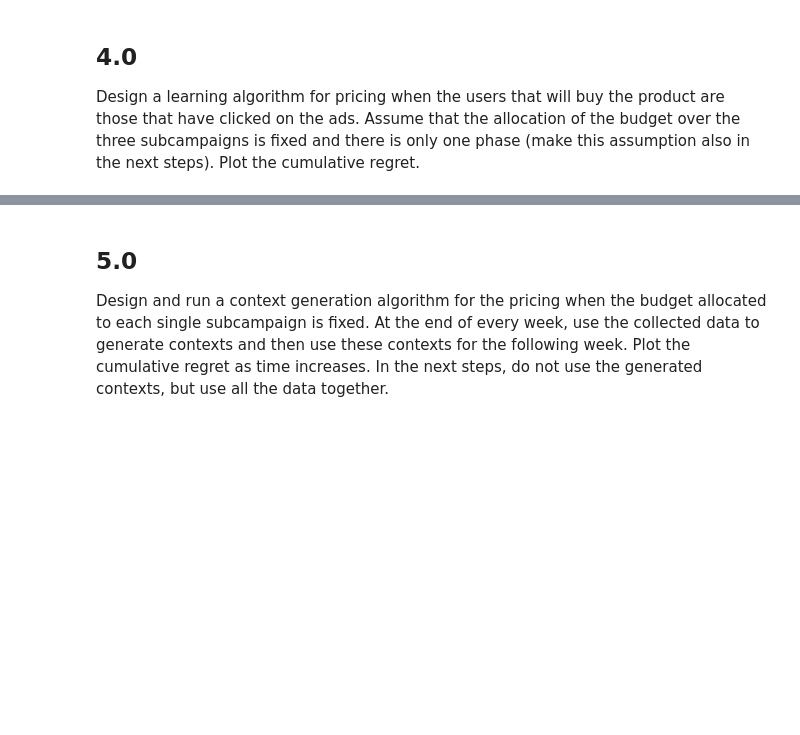
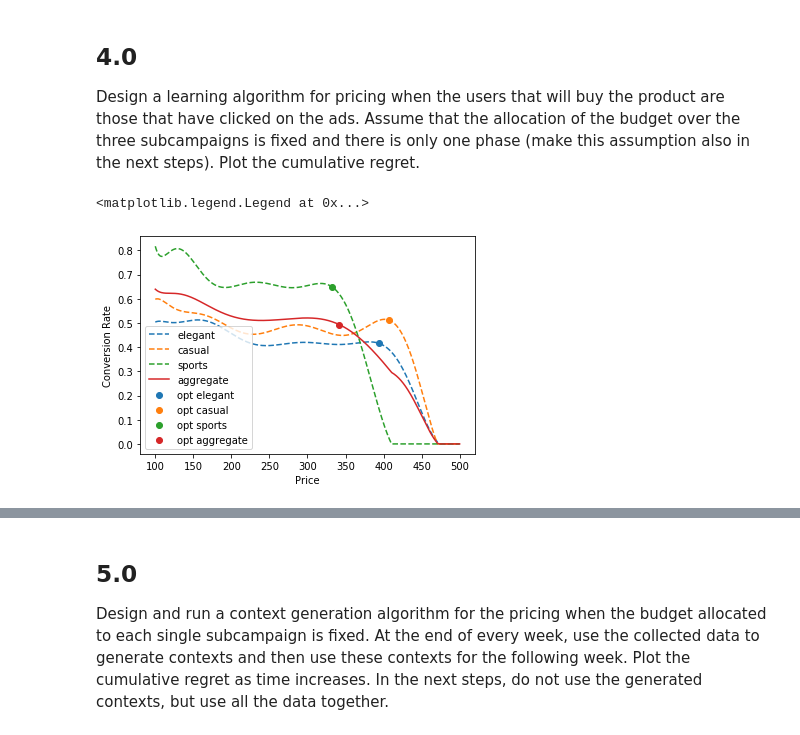
Before and after one commit to damiano1996/DataIntelligenceApplications, a Jupyter notebook: project/project.ipynb, the cells around one changed output, grey strips where cells are left out. Drawn from its saved outputs; the diff is of its cells as text; code cells hidden in the pictures; blank space fills up the shorter version.

```diff
--- a/project/project.ipynb
+++ b/project/project.ipynb
@@ -50,0 +102,31 @@ Design a learning algorithm for pricing when the users that will buy the product
+# %%
+# ts number of arm
+n_arms = 4
+# %%
+# initialization of the environment
+env = Env_4(initial_date=initial_date,
+            n_days=n_days,
+            users_per_day=avg_users_per_day,
+            class_1=class_1,
+            class_2=class_2,
+            class_3=class_3,
+            n_arms=n_arms)
+# %%
+optimals = env.get_optimals()
+
+plt.plot(env.classes[0].conv_rates[0][0], env.classes[0].conv_rates[0][1], label=class_1.name, linestyle='--')
+plt.plot(env.classes[1].conv_rates[0][0], env.classes[1].conv_rates[0][1], label=class_2.name, linestyle='--')
+plt.plot(env.classes[2].conv_rates[0][0], env.classes[2].conv_rates[0][1], label=class_3.name, linestyle='--')
+plt.plot(env.aggregate_demand_curve[0], env.aggregate_demand_curve[1], label='aggregate')
+
+plt.scatter(optimals[1][0], optimals[1][1], marker='o', label=f'opt {class_1.name}')
+plt.scatter(optimals[2][0], optimals[2][1], marker='o', label=f'opt {class_2.name}')
+plt.scatter(optimals[3][0], optimals[3][1], marker='o', label=f'opt {class_3.name}')
+plt.scatter(optimals[0][0], optimals[0][1], marker='o', label='opt aggregate')
+
+plt.xlabel('Price')
+plt.ylabel('Conversion Rate')
+plt.legend()
+# %% [output]
+<matplotlib.legend.Legend at 0x...>
+[figure, added]
```
Also changed, not shown: parts of 10 cells of this notebook, 15 other files.
